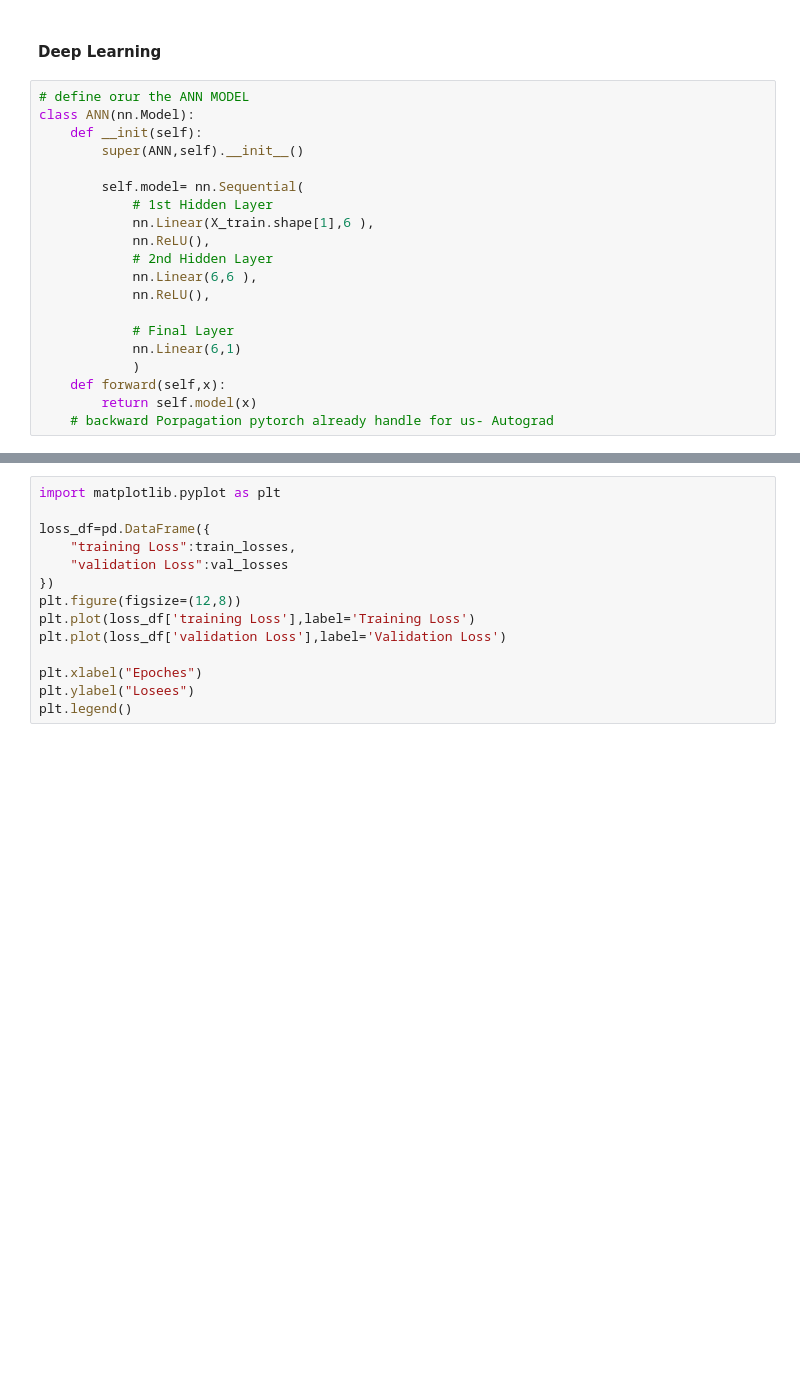
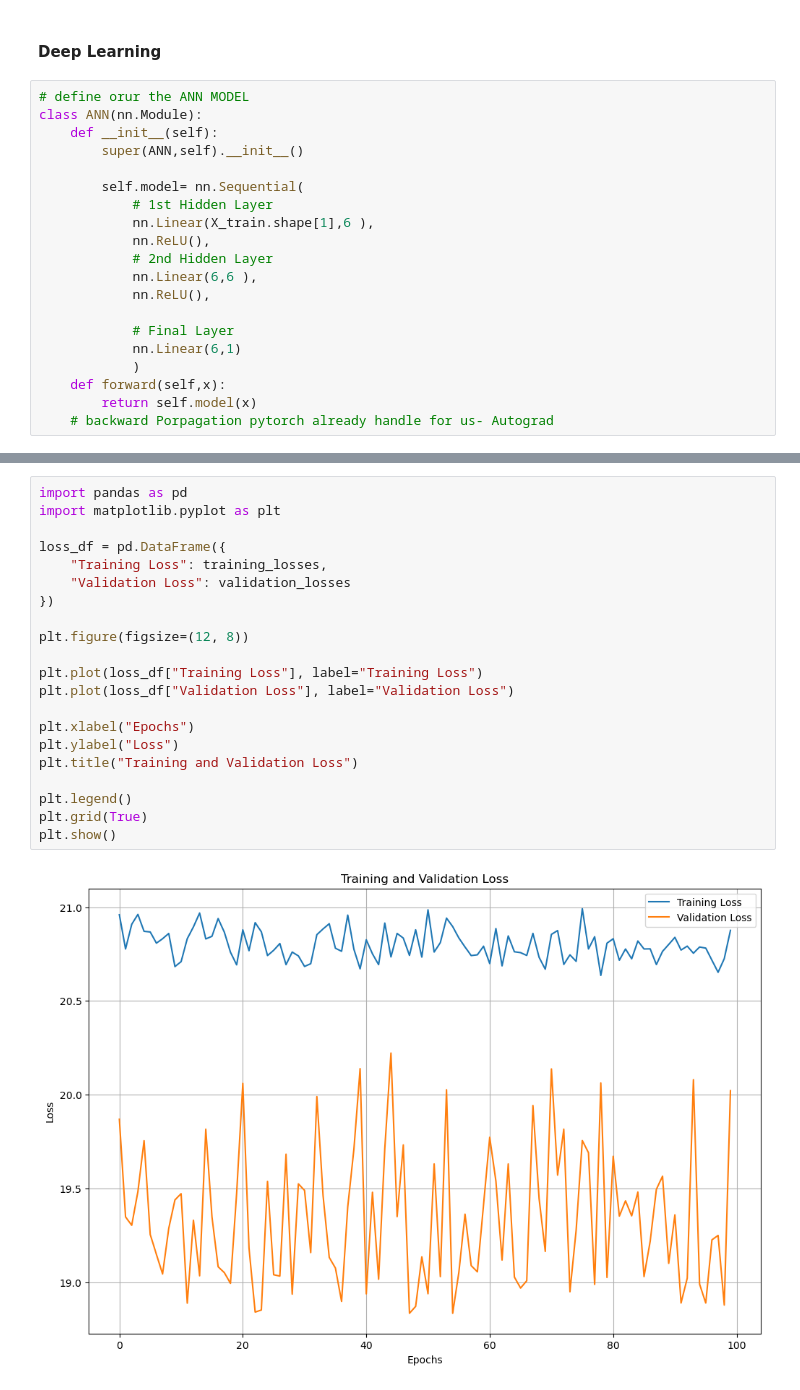
Before and after one commit to muhammadkhan-dev-code/learning-ai-ml, a Jupyter notebook: ML-ALGORITHMS/deeplearning/ANN/ANN_regression.ipynb, the cells around one changed output, grey strips where cells are left out. Drawn from its saved outputs; the diff is of its cells as text; blank space fills up the shorter version.

```diff
--- a/ML-ALGORITHMS/deeplearning/ANN/ANN_regression.ipynb
+++ b/ML-ALGORITHMS/deeplearning/ANN/ANN_regression.ipynb
@@ -91,8 +93,8 @@ test_loader= DataLoader(test_dataset,batch_size=32,)
 #### Deep Learning
 # %%
 # define orur the ANN MODEL
-class ANN(nn.Model):
-    def __init(self):
+class ANN(nn.Module):
+    def __init__(self):
         super(ANN,self).__init__()
 
         self.model= nn.Sequential(
@@ -171,17 +200,26 @@ for epoch in range(epochs):
 # %%
+import pandas as pd
 import matplotlib.pyplot as plt
 
-loss_df=pd.DataFrame({
-    "training Loss":train_losses,
-    "validation Loss":val_losses
+loss_df = pd.DataFrame({
+    "Training Loss": training_losses,
+    "Validation Loss": validation_losses
 })
-plt.figure(figsize=(12,8))
-plt.plot(loss_df['training Loss'],label='Training Loss')
-plt.plot(loss_df['validation Loss'],label='Validation Loss')
 
-plt.xlabel("Epoches")
-plt.ylabel("Losees")
+plt.figure(figsize=(12, 8))
+
+plt.plot(loss_df["Training Loss"], label="Training Loss")
+plt.plot(loss_df["Validation Loss"], label="Validation Loss")
+
+plt.xlabel("Epochs")
+plt.ylabel("Loss")
+plt.title("Training and Validation Loss")
+
 plt.legend()
+plt.grid(True)
+plt.show()
+# %% [output]
+[figure, added]
 # %%
 # Loading the best model
 model.load_state_dict(torch.load("bestmodel.pt")) # gives a state where val loss minimze
```
Also changed, not shown: parts of 7 cells of this notebook, 12 other files.
